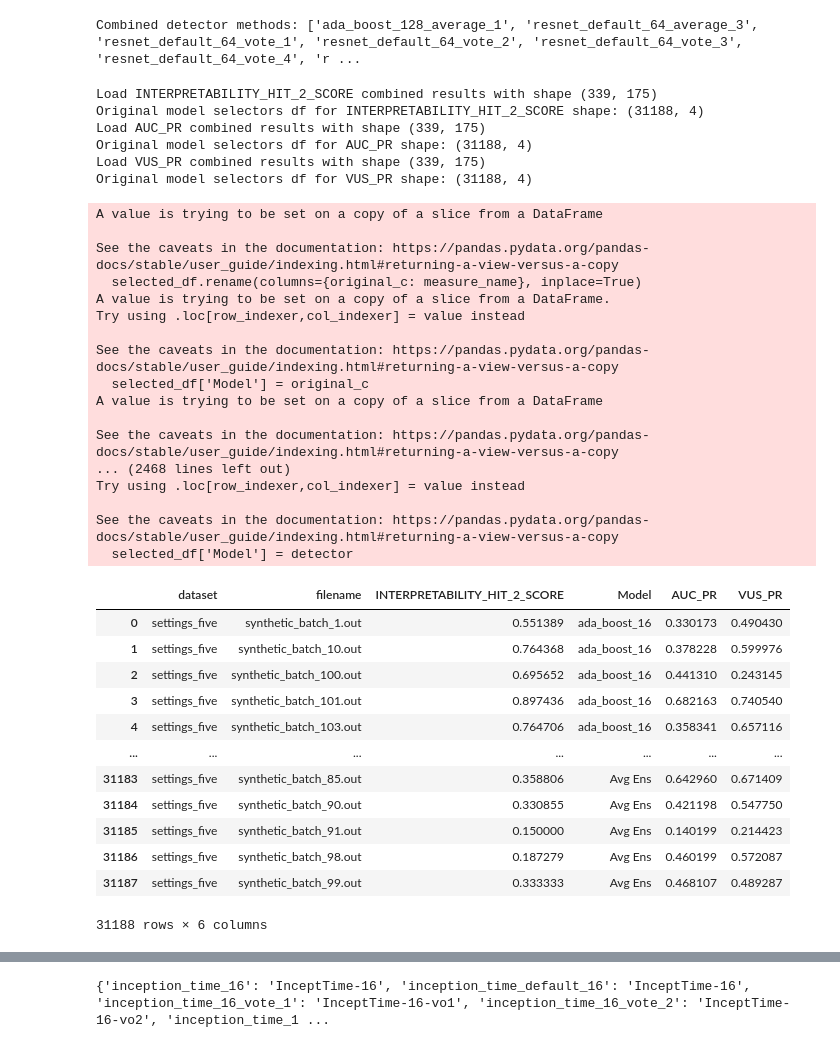
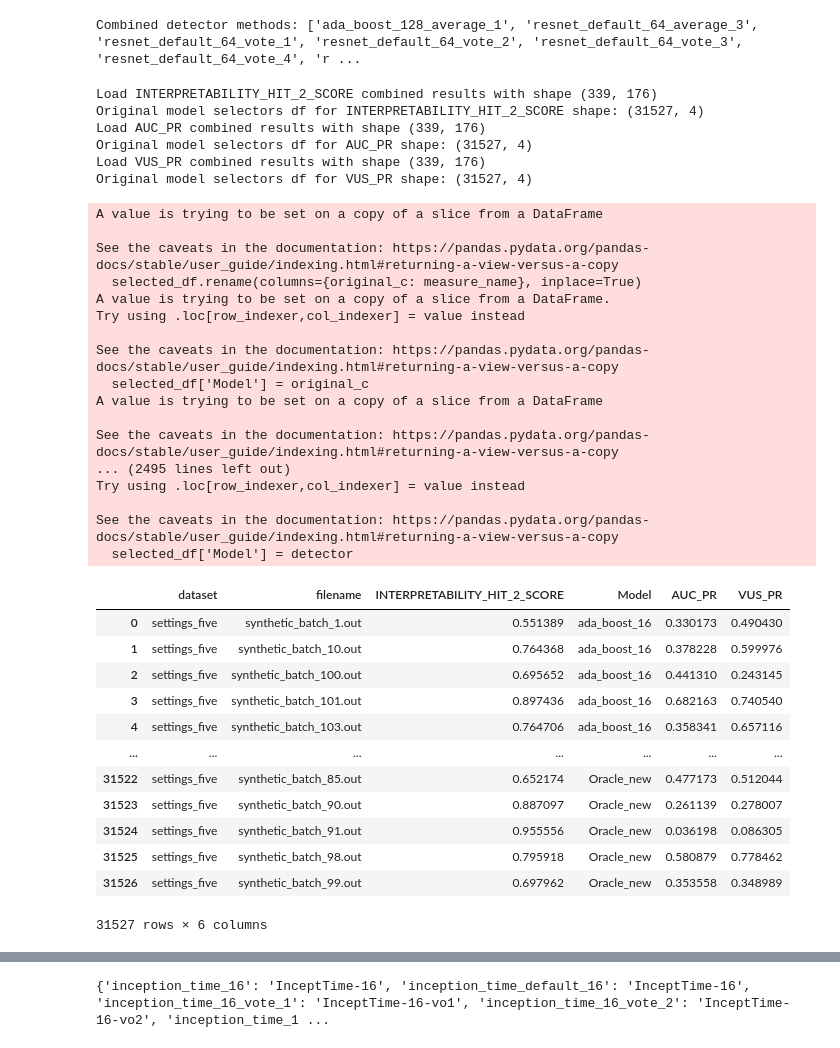
Before and after one commit to doanthihoaithu/MSAD, a Jupyter notebook: analyze_combining_detectors_interpretability.ipynb, the cells around one changed output, grey strips where cells are left out. Cells and saved outputs as stored; diff of their text form; code cells hidden in the pictures.

```diff
--- a/analyze_combining_detectors_interpretability.ipynb
+++ b/analyze_combining_detectors_interpretability.ipynb
@@ -123,7 +123,7 @@ Combined detector methods: ['ada_boost_128_average_1', 'resnet_default_64_averag
 # Replace this value with "AUC_PR" or "VUS_PR" to obtain the corresponding results
 # measure_name = 'VUS_PR'
 measure_names = ['INTERPRETABILITY_HIT_2_SCORE', 'AUC_PR', 'VUS_PR']
-base_lines = ['Oracle', 'Avg Ens']
+base_lines = ['Oracle', 'Avg Ens', 'Oracle_new']
 
 # ['INTERPRETABILITY_HIT_2_SCORE', 'INTERPRETABILITY_LOG_SCORE']
 
@@ -173,46 +173,46 @@ for measure_name in measure_names:
 # df = pd.read_csv(f'results_mts/merged_scores/settings_five/current_accuracy_{measure_name}.csv')
 from functools import reduce
 original_model_selectors_dfs = reduce(lambda x, y: pd.merge(x, y, on = ['dataset', 'filename', 'Model']), original_model_selectors_dfs_dict.values())
 original_model_selectors_dfs
 
 # df = pd.merge(df, df_vote, on=['dataset', 'filename'], how='left')
 # %% [output]
-Load INTERPRETABILITY_HIT_2_SCORE combined results with shape (339, 175)
-Original model selectors df for INTERPRETABILITY_HIT_2_SCORE shape: (31188, 4)
-Load AUC_PR combined results with shape (339, 175)
-Original model selectors df for AUC_PR shape: (31188, 4)
-Load VUS_PR combined results with shape (339, 175)
-Original model selectors df for VUS_PR shape: (31188, 4)
+Load INTERPRETABILITY_HIT_2_SCORE combined results with shape (339, 176)
+Original model selectors df for INTERPRETABILITY_HIT_2_SCORE shape: (31527, 4)
+Load AUC_PR combined results with shape (339, 176)
+Original model selectors df for AUC_PR shape: (31527, 4)
+Load VUS_PR combined results with shape (339, 176)
+Original model selectors df for VUS_PR shape: (31527, 4)
 A value is trying to be set on a copy of a slice from a DataFrame
 
 See the caveats in the documentation: https://pandas.pydata.org/pandas-docs/stable/user_guide/indexing.html#returning-a-view-versus-a-copy
   selected_df.rename(columns={original_c: measure_name}, inplace=True)
 A value is trying to be set on a copy of a slice from a DataFrame.
 Try using .loc[row_indexer,col_indexer] = value instead
 
 See the caveats in the documentation: https://pandas.pydata.org/pandas-docs/stable/user_guide/indexing.html#returning-a-view-versus-a-copy
   selected_df['Model'] = original_c
 A value is trying to be set on a copy of a slice from a DataFrame
 
 See the caveats in the documentation: https://pandas.pydata.org/pandas-docs/stable/user_guide/indexing.html#returning-a-view-versus-a-copy
-... (2468 lines left out)
+... (2495 lines left out)
 Try using .loc[row_indexer,col_indexer] = value instead
 
 See the caveats in the documentation: https://pandas.pydata.org/pandas-docs/stable/user_guide/indexing.html#returning-a-view-versus-a-copy
   selected_df['Model'] = detector
 |  | dataset | filename | INTERPRETABILITY_HIT_2_SCORE | Model | AUC_PR | VUS_PR |
 | 0 | settings_five | synthetic_batch_1.out | 0.551389 | ada_boost_16 | 0.330173 | 0.490430 |
 | 1 | settings_five | synthetic_batch_10.out | 0.764368 | ada_boost_16 | 0.378228 | 0.599976 |
 | 2 | settings_five | synthetic_batch_100.out | 0.695652 | ada_boost_16 | 0.441310 | 0.243145 |
 | 3 | settings_five | synthetic_batch_101.out | 0.897436 | ada_boost_16 | 0.682163 | 0.740540 |
 | 4 | settings_five | synthetic_batch_103.out | 0.764706 | ada_boost_16 | 0.358341 | 0.657116 |
 | ... | ... | ... | ... | ... | ... | ... |
-| 31183 | settings_five | synthetic_batch_85.out | 0.358806 | Avg Ens | 0.642960 | 0.671409 |
-| 31184 | settings_five | synthetic_batch_90.out | 0.330855 | Avg Ens | 0.421198 | 0.547750 |
-| 31185 | settings_five | synthetic_batch_91.out | 0.150000 | Avg Ens | 0.140199 | 0.214423 |
-| 31186 | settings_five | synthetic_batch_98.out | 0.187279 | Avg Ens | 0.460199 | 0.572087 |
-| 31187 | settings_five | synthetic_batch_99.out | 0.333333 | Avg Ens | 0.468107 | 0.489287 |
+| 31522 | settings_five | synthetic_batch_85.out | 0.652174 | Oracle_new | 0.477173 | 0.512044 |
+| 31523 | settings_five | synthetic_batch_90.out | 0.887097 | Oracle_new | 0.261139 | 0.278007 |
+| 31524 | settings_five | synthetic_batch_91.out | 0.955556 | Oracle_new | 0.036198 | 0.086305 |
+| 31525 | settings_five | synthetic_batch_98.out | 0.795918 | Oracle_new | 0.580879 | 0.778462 |
+| 31526 | settings_five | synthetic_batch_99.out | 0.697962 | Oracle_new | 0.353558 | 0.348989 |
-31188 rows × 6 columns
+31527 rows × 6 columns
 # %%
 # df = df_dict[measure_name]
 # df
```
Also changed, not shown: parts of 9 cells of this notebook, 11 other files.
